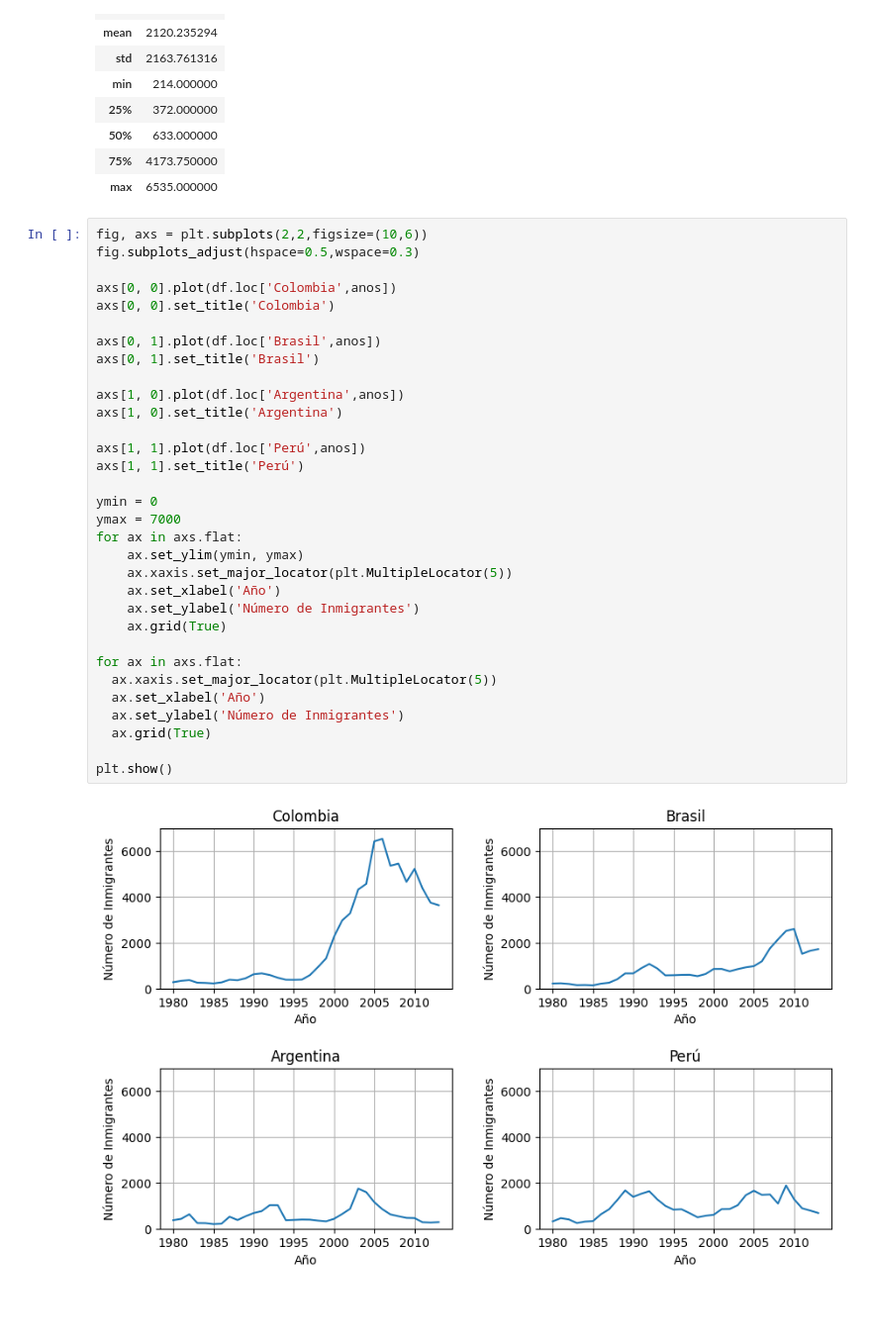
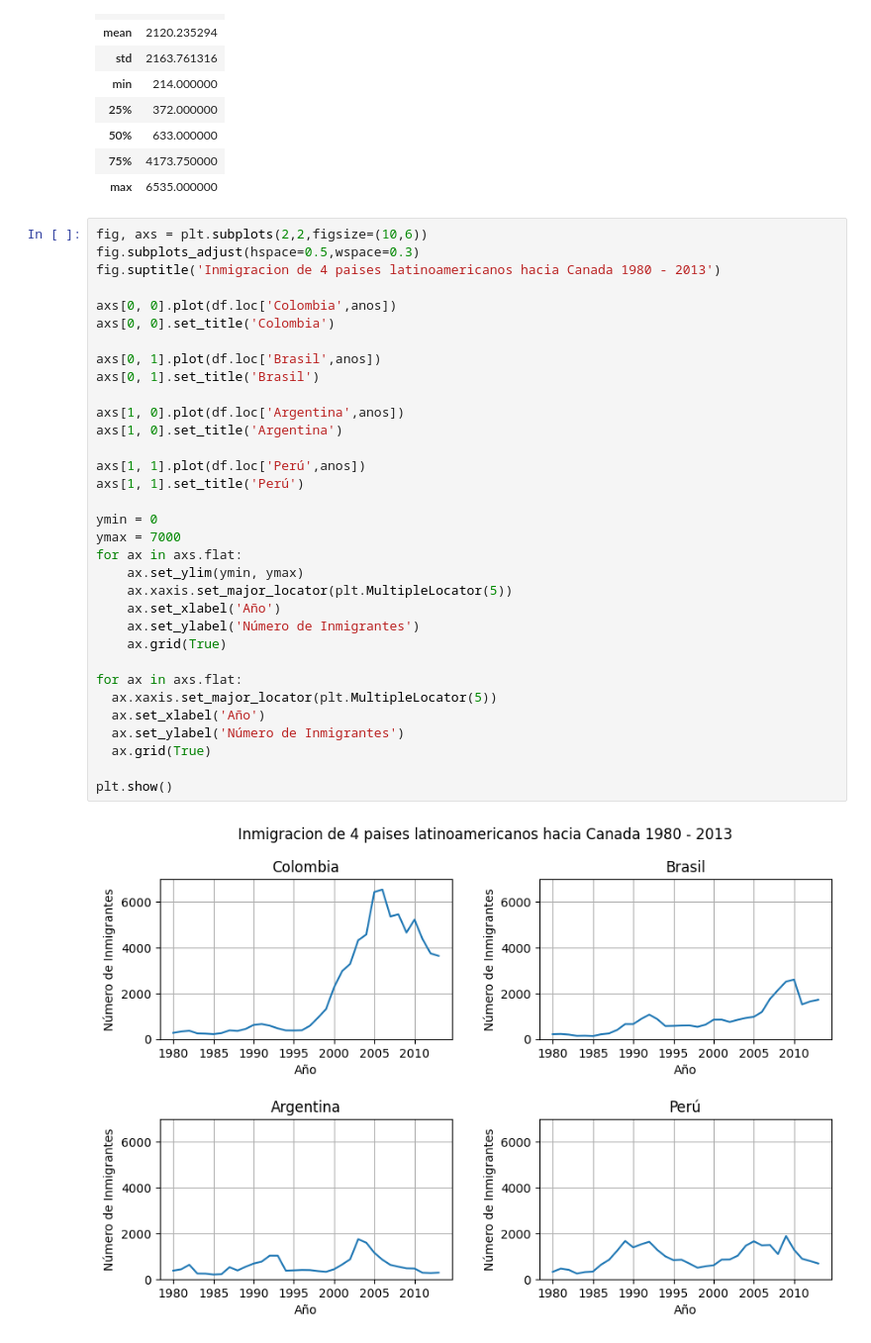
Before and after one commit to TAGARA-TECH/visualizacionDeDatos, a Jupyter notebook: visualizacion_de_datos_con_python.ipynb, the cells around one changed output. Shown at 99% size. Saved outputs shown, nothing was run; the diff lists cells and outputs as text; blank space fills up the shorter version.

```diff
--- a/visualizacion_de_datos_con_python.ipynb
+++ b/visualizacion_de_datos_con_python.ipynb
@@ -287,34 +287,35 @@ datos_col.describe()
 # %%
 fig, axs = plt.subplots(2,2,figsize=(10,6))
 fig.subplots_adjust(hspace=0.5,wspace=0.3)
+fig.suptitle('Inmigracion de 4 paises latinoamericanos hacia Canada 1980 - 2013')
 
 axs[0, 0].plot(df.loc['Colombia',anos])
 axs[0, 0].set_title('Colombia')
 
 axs[0, 1].plot(df.loc['Brasil',anos])
 axs[0, 1].set_title('Brasil')
 
 axs[1, 0].plot(df.loc['Argentina',anos])
 axs[1, 0].set_title('Argentina')
 
 axs[1, 1].plot(df.loc['Perú',anos])
 axs[1, 1].set_title('Perú')
 
 ymin = 0
 ymax = 7000
 for ax in axs.flat:
     ax.set_ylim(ymin, ymax)
     ax.xaxis.set_major_locator(plt.MultipleLocator(5))
     ax.set_xlabel('Año')
     ax.set_ylabel('Número de Inmigrantes')
     ax.grid(True)
 
 for ax in axs.flat:
   ax.xaxis.set_major_locator(plt.MultipleLocator(5))
   ax.set_xlabel('Año')
   ax.set_ylabel('Número de Inmigrantes')
   ax.grid(True)
 
 plt.show()
 # %% [output]
-[figure, old version]
+[figure, new version]
```
Also changed, not shown: parts of 26 cells of this notebook.
